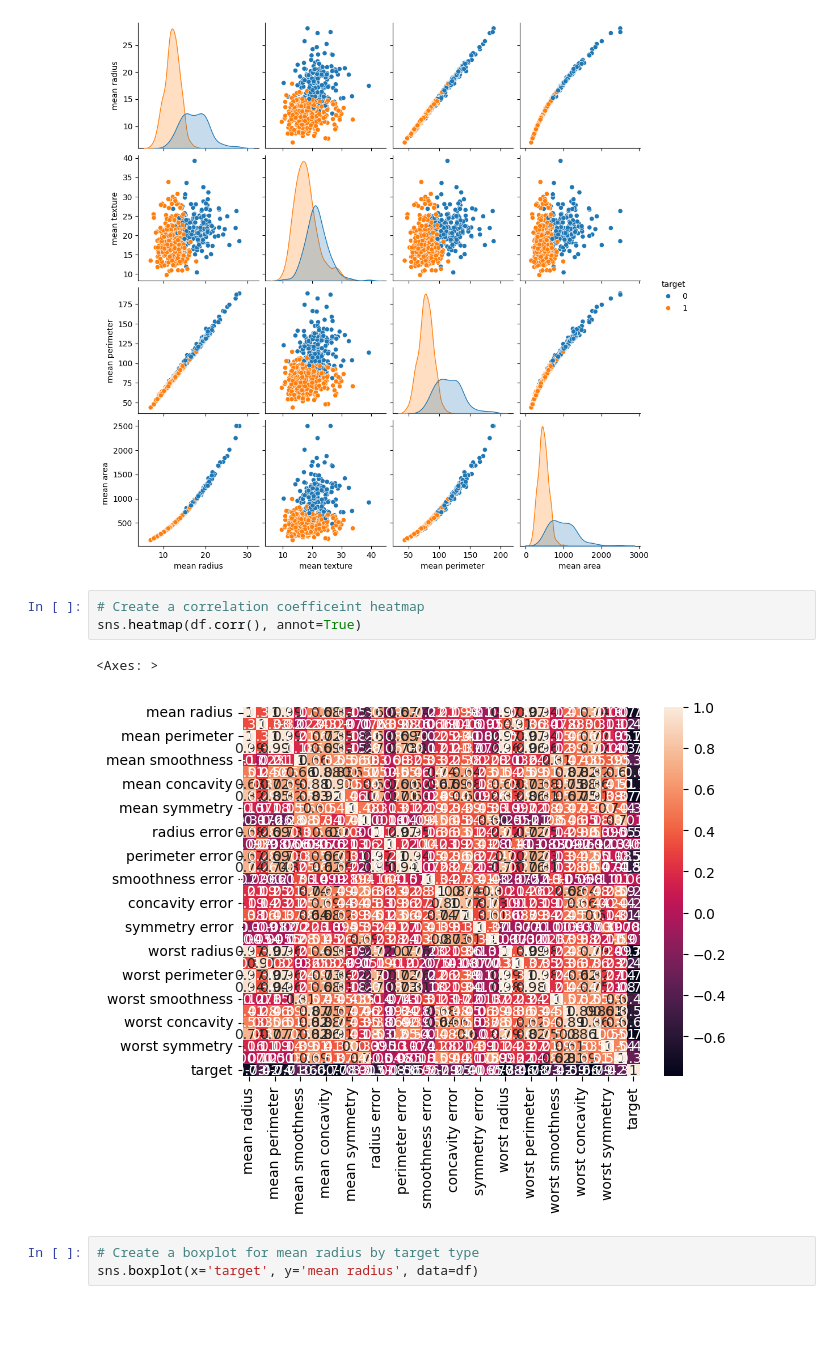
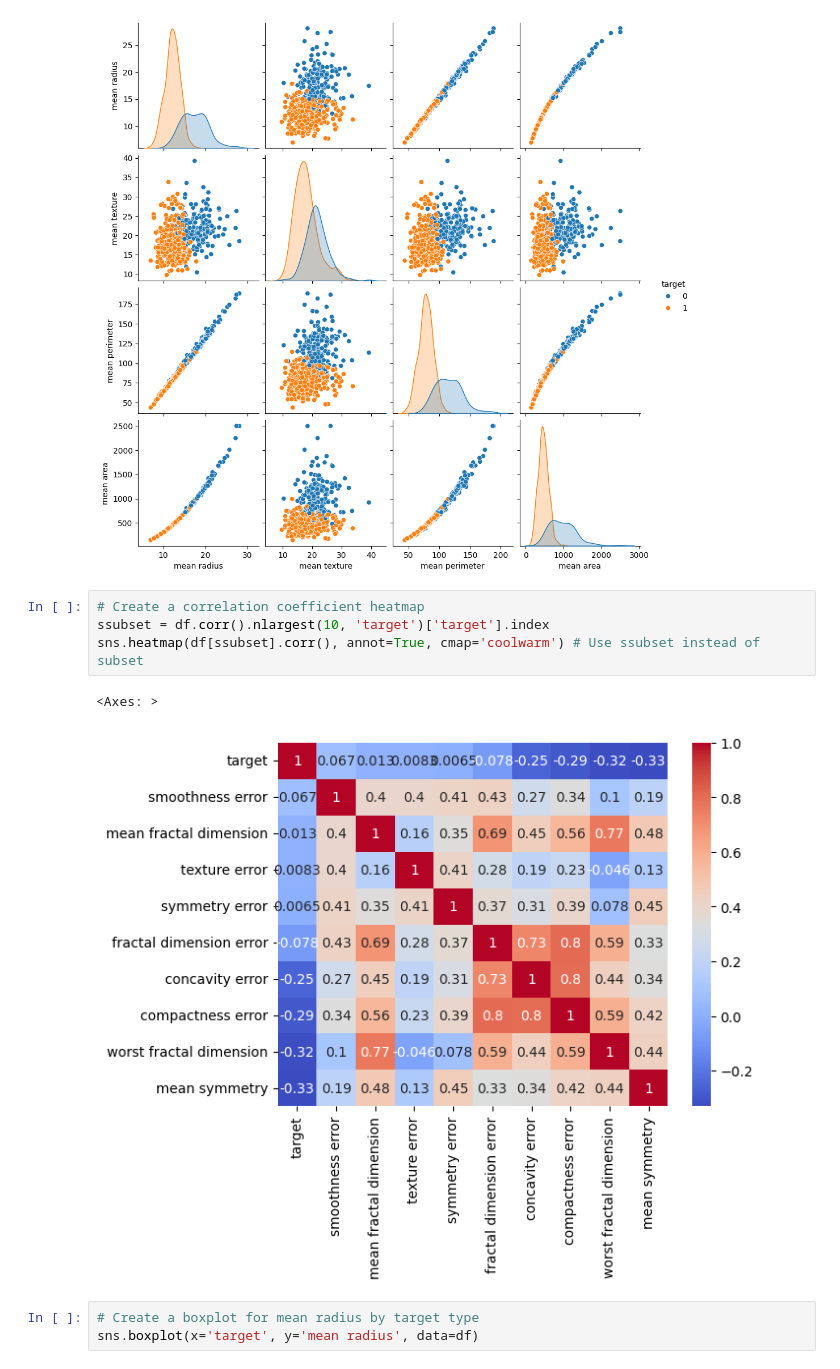
Before and after one commit to Knox1983/KnoxDataCamp, a Jupyter notebook: Student_MLE_MiniProject_Logistic_Regression.ipynb, the cells around one changed output. Drawn from its saved outputs; the diff is of its cells as text; blank space fills up the shorter version.

```diff
--- a/Student_MLE_MiniProject_Logistic_Regression.ipynb
+++ b/Student_MLE_MiniProject_Logistic_Regression.ipynb
@@ -102,11 +100,12 @@ sns.pairplot(df, vars=df.columns[:4], hue='target')
 <seaborn.axisgrid.PairGrid at 0x...>
 [figure]
 # %%
-# Create a correlation coefficeint heatmap
-sns.heatmap(df.corr(), annot=True)
+# Create a correlation coefficient heatmap
+ssubset = df.corr().nlargest(10, 'target')['target'].index
+sns.heatmap(df[ssubset].corr(), annot=True, cmap='coolwarm') # Use ssubset instead of subset
 # %% [output]
 <Axes: >
-[figure, old version]
+[figure, new version]
 # %%
 # Create a boxplot for mean radius by target type
 sns.boxplot(x='target', y='mean radius', data=df)
```
Also changed, not shown: parts of 2 cells of this notebook.
